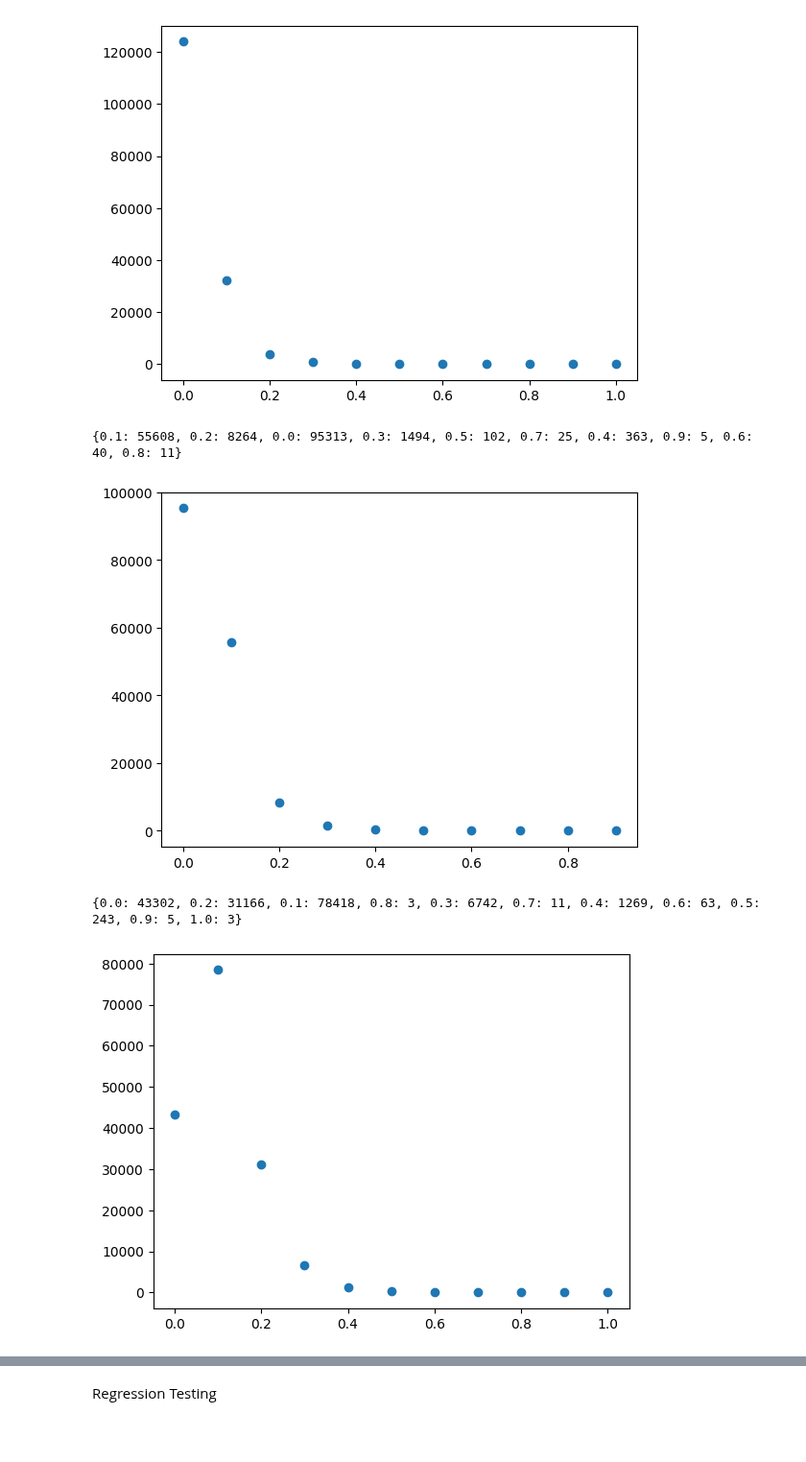
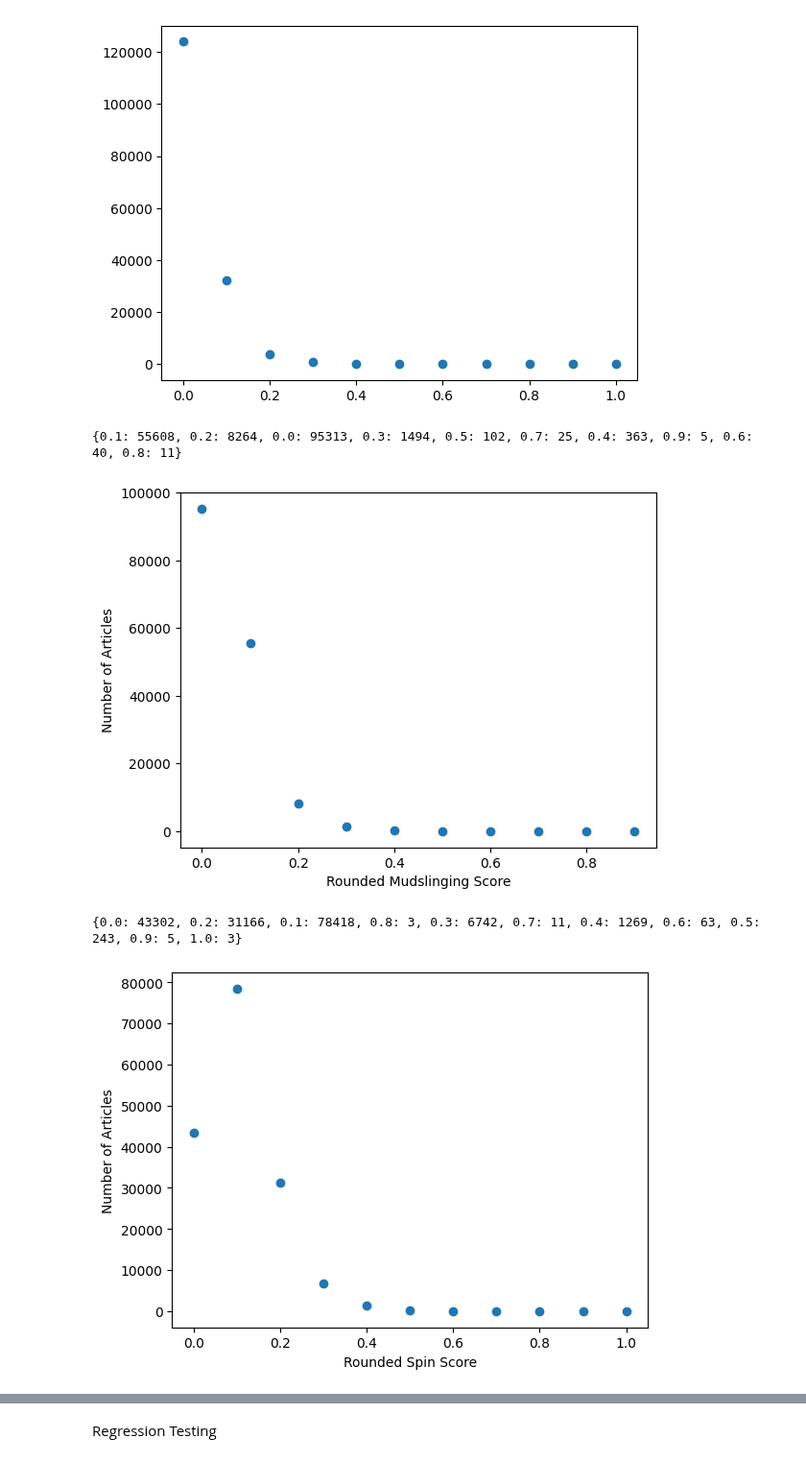
Before and after one commit to TobyBritton1/NewsBiasMapping, a Jupyter notebook: DataAnalysis.ipynb, the cells around one changed output, grey strips where cells are left out. Shown at 96% size. Saved outputs shown, nothing was run; the diff lists cells and outputs as text; code cells hidden in the pictures; blank space fills up the shorter version.

```diff
--- a/DataAnalysis.ipynb
+++ b/DataAnalysis.ipynb
@@ -206,24 +207,28 @@ for score in mudslinging:
 
 print(grouped)
 plt.scatter(*zip(*grouped.items()))
+plt.xlabel('Rounded Mudslinging Score')
+plt.ylabel('Number of Articles')
 plt.show()
 # %% [output]
 {0.1: 55608, 0.2: 8264, 0.0: 95313, 0.3: 1494, 0.5: 102, 0.7: 25, 0.4: 363, 0.9: 5, 0.6: 40, 0.8: 11}
-[figure, old version]
+[figure, new version]
 # %%
 grouped = {}
 for score in spin:
     try:
         grouped[round(score,1)] += 1
     except:
         grouped[round(score,1)] = 1
 
 print(grouped)
 plt.scatter(*zip(*grouped.items()))
+plt.xlabel('Rounded Spin Score')
+plt.ylabel('Number of Articles')
 plt.show()
 # %% [output]
 {0.0: 43302, 0.2: 31166, 0.1: 78418, 0.8: 3, 0.3: 6742, 0.7: 11, 0.4: 1269, 0.6: 63, 0.5: 243, 0.9: 5, 1.0: 3}
-[figure, old version]
+[figure, new version]
 # %%
 grouped = {}
 for score in informal:
```
Also changed, not shown: parts of 4 cells of this notebook.
